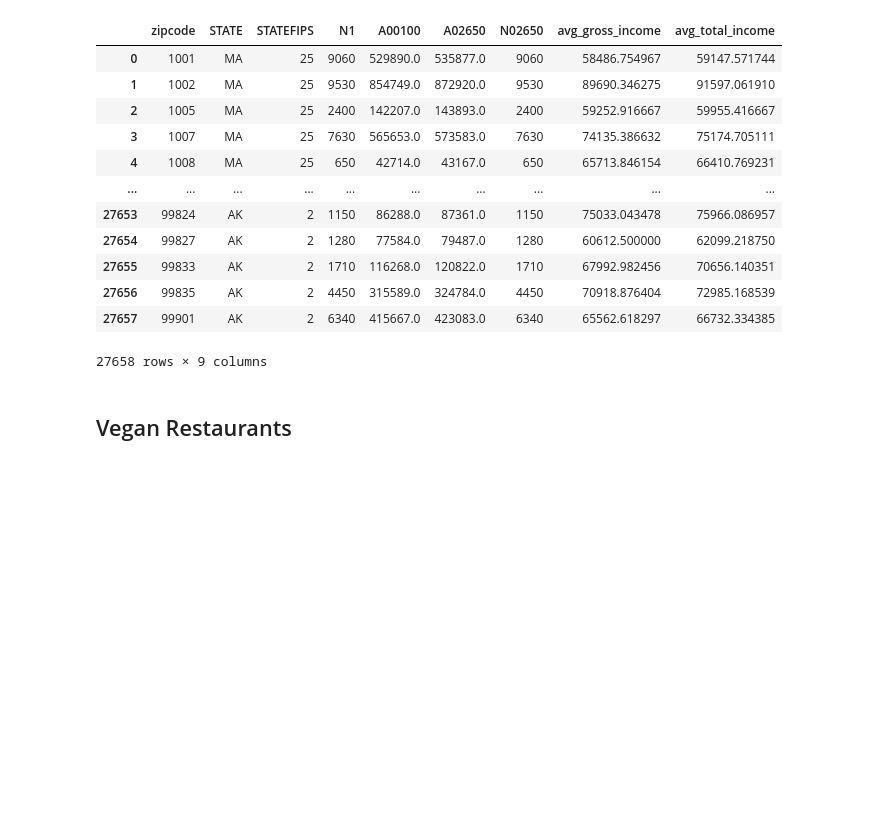
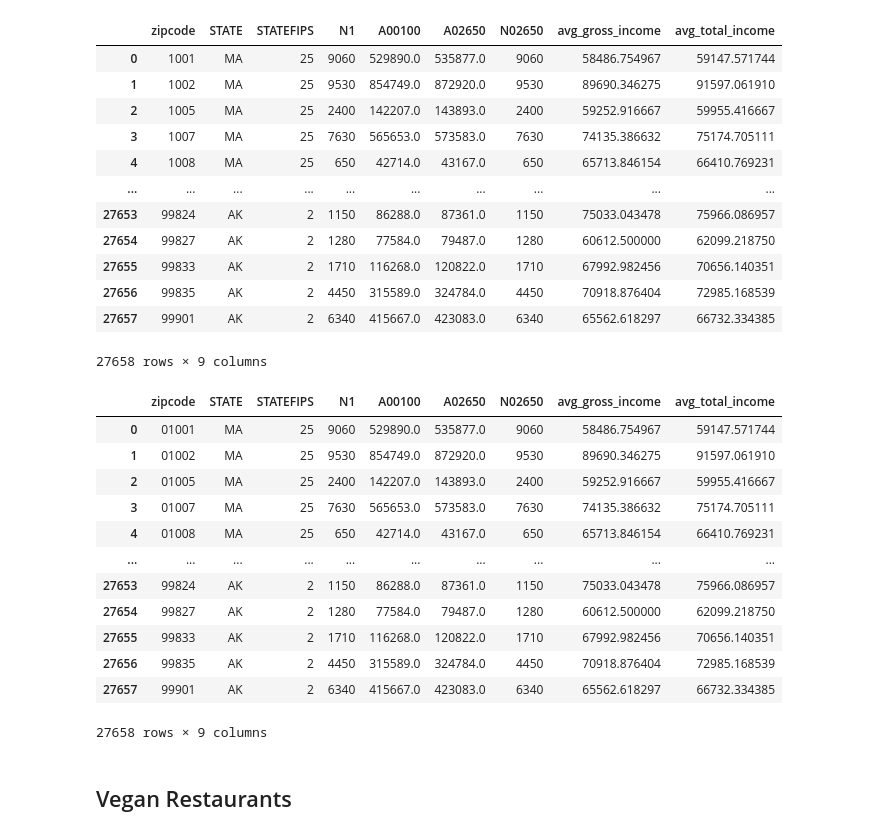
Before and after one commit to yvonneking1/socioecomics_and_your_diet, a Jupyter notebook: scratchpad.ipynb, the cells around one changed output. Cells and saved outputs as stored; diff of their text form; code cells hidden in the pictures; blank space fills up the shorter version.

Commit message:
added zipcodes

```diff
--- a/scratchpad.ipynb
+++ b/scratchpad.ipynb
@@ -536,3 +536,27 @@ See the caveats in the documentation: http://pandas.pydata.org/pandas-docs/stabl
 | 27656 | 99835 | AK | 2 | 4450 | 315589.0 | 324784.0 | 4450 | 70918.876404 | 72985.168539 |
 | 27657 | 99901 | AK | 2 | 6340 | 415667.0 | 423083.0 | 6340 | 65562.618297 | 66732.334385 |
 27658 rows × 9 columns
+# %%
+def add_leading_zero_to_zipcodes(x):
+    """
+    Takes in a number and pads it with 0 up to 5 digits
+    """
+    return str(x).zfill(5)
+# %%
+df.zipcode = df.zipcode.apply(add_leading_zero_to_zipcodes)
+# %%
+df
+# %% [output]
+|  | zipcode | STATE | STATEFIPS | N1 | A00100 | A02650 | N02650 | avg_gross_income | avg_total_income |
+| 0 | 01001 | MA | 25 | 9060 | 529890.0 | 535877.0 | 9060 | 58486.754967 | 59147.571744 |
+| 1 | 01002 | MA | 25 | 9530 | 854749.0 | 872920.0 | 9530 | 89690.346275 | 91597.061910 |
+| 2 | 01005 | MA | 25 | 2400 | 142207.0 | 143893.0 | 2400 | 59252.916667 | 59955.416667 |
+| 3 | 01007 | MA | 25 | 7630 | 565653.0 | 573583.0 | 7630 | 74135.386632 | 75174.705111 |
+| 4 | 01008 | MA | 25 | 650 | 42714.0 | 43167.0 | 650 | 65713.846154 | 66410.769231 |
+| ... | ... | ... | ... | ... | ... | ... | ... | ... | ... |
+| 27653 | 99824 | AK | 2 | 1150 | 86288.0 | 87361.0 | 1150 | 75033.043478 | 75966.086957 |
+| 27654 | 99827 | AK | 2 | 1280 | 77584.0 | 79487.0 | 1280 | 60612.500000 | 62099.218750 |
+| 27655 | 99833 | AK | 2 | 1710 | 116268.0 | 120822.0 | 1710 | 67992.982456 | 70656.140351 |
+| 27656 | 99835 | AK | 2 | 4450 | 315589.0 | 324784.0 | 4450 | 70918.876404 | 72985.168539 |
+| 27657 | 99901 | AK | 2 | 6340 | 415667.0 | 423083.0 | 6340 | 65562.618297 | 66732.334385 |
+27658 rows × 9 columns
```
Also changed, not shown: parts of 3 cells of this notebook.
